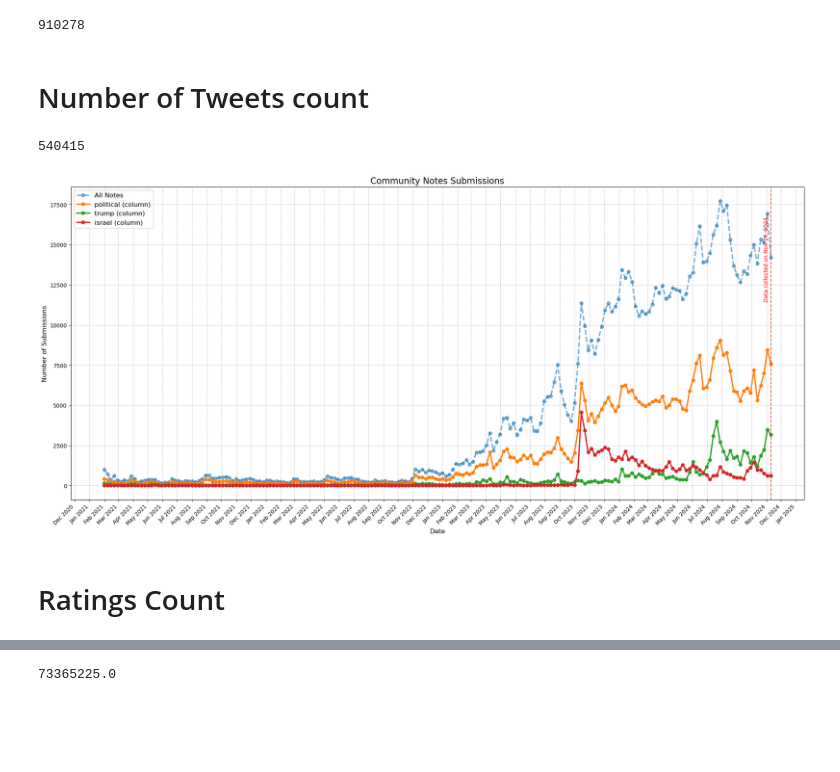
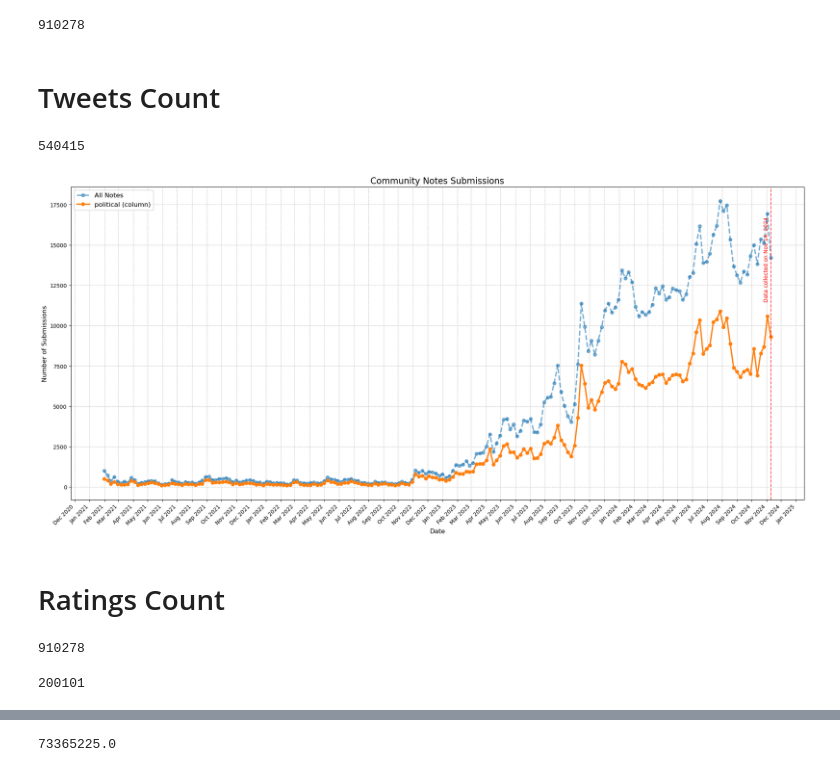
Before and after one commit to ryanmurt/community_notes, a Jupyter notebook: community_notes.ipynb, the cells around one changed output, grey strips where cells are left out. Saved outputs shown, nothing was run; the diff lists cells and outputs as text; code cells hidden in the pictures; blank space fills up the shorter version.

```diff
--- a/community_notes.ipynb
+++ b/community_notes.ipynb
@@ -1092,36 +1111,0 @@ Results saved to ratings_results_unique.csv
-# %%
-gaza_keywords = [
-    'gaza',
-    'hamas',
-    'israel',
-    'hezbollah',
-    'october 7',
-    'idf',
-    'palestinian'
-]
-def find_keywords(text, gaza_keywords):
-    text_lower = str(text).lower()
-    found_keywords = [
-        keyword for keyword in gaza_keywords
-        if f" {keyword} " in f" {text_lower} "
-    ]
-    return found_keywords
-
-gaza_keywords_list = []
-
-for text in df['summary']:
-    gaza_keywords_list.append(find_keywords(text, gaza_keywords))
-
-df['found_gaza'] = gaza_keywords_list
-
-df['contains_gaza'] = df['found_gaza'].str.len() > 0
-
-# checking a random sample to see if my gaza_tweets is accurate. 7/7 yes (3 deleted tweets)
-
-df_english = df[df['is_english'] == True]
-gaza_tweets = df_english[df_english['contains_gaza'] == True].groupby('tweetId').first().reset_index()
-
-gaza_tweets_rand = gaza_tweets.sample(frac=1, random_state=33)
-
-gaza_tweets_rand10 = gaza_tweets_rand.head(10)
-gaza_tweets_rand10.to_csv('gaza_tweets_rand10.csv', index=False)
@@ -1263,7 +1153,7 @@ df_english['noteId'].nunique()
 # %% [output]
 910278
 # %% [markdown]
-# Number of Tweets count
+# Tweets Count
 # %%
 # Aggregate at the tweetId level (and english-only)
 # Must adjust code to include needed columns
@@ -1369,11 +1254,10 @@ def plot_keywords_mixed(keywords_dict, search_col='summary'):
 # %%
 plot_keywords_mixed({
     'political': 'column',
-    'trump': 'column',
-    'israel': 'column'
+
 })
 # %% [output]
-[figure, old version]
+[figure, new version]
 # %% [markdown]
 # Ratings Count
 # %%
@@ -1385,3 +1269,14 @@ ratings_count.columns = ['noteId', 'rating_count']
 # %%
 df_english = df[df['is_english'] == True].copy()
 df_english = df_english.merge(ratings_count, on='noteId', how='left')
+len(df_english)
+# %% [output]
+910278
+# %%
+# How many ratings per note in descending order
+df_filtered = df_english[(df_english['rating_count'] < 5) | (df_english['rating_count'].isna())]
+df_filtered_sorted = df_filtered.sort_values(by='rating_count', ascending=True)
+df_filtered_sorted.to_csv('df_english_sorted.csv', index=False)
+len(df_filtered_sorted)
+# %% [output]
+200101
```
Also changed, not shown: parts of 128 cells of this notebook.
